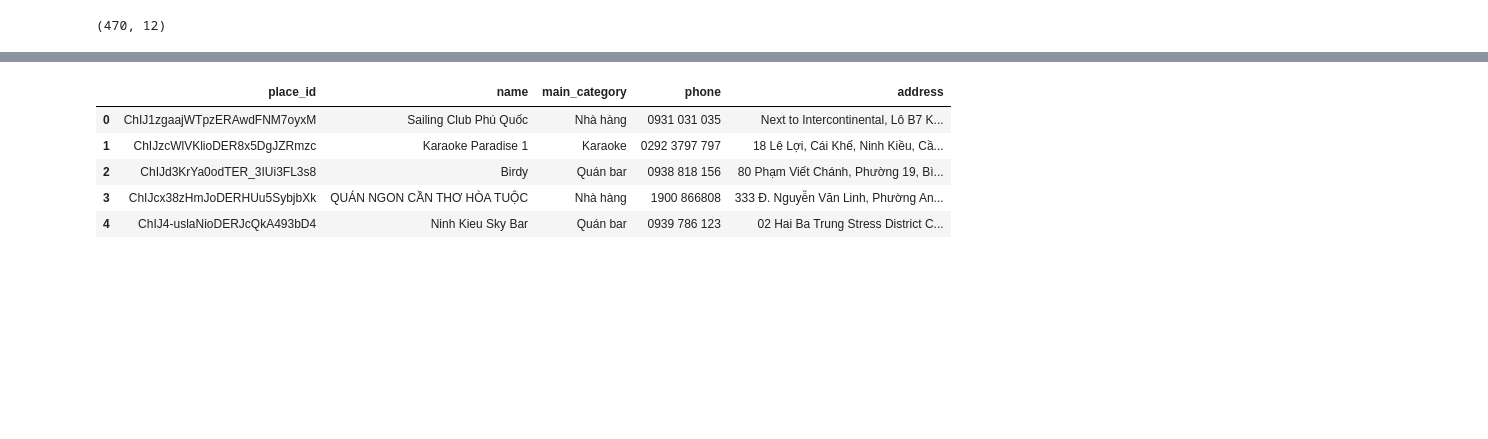
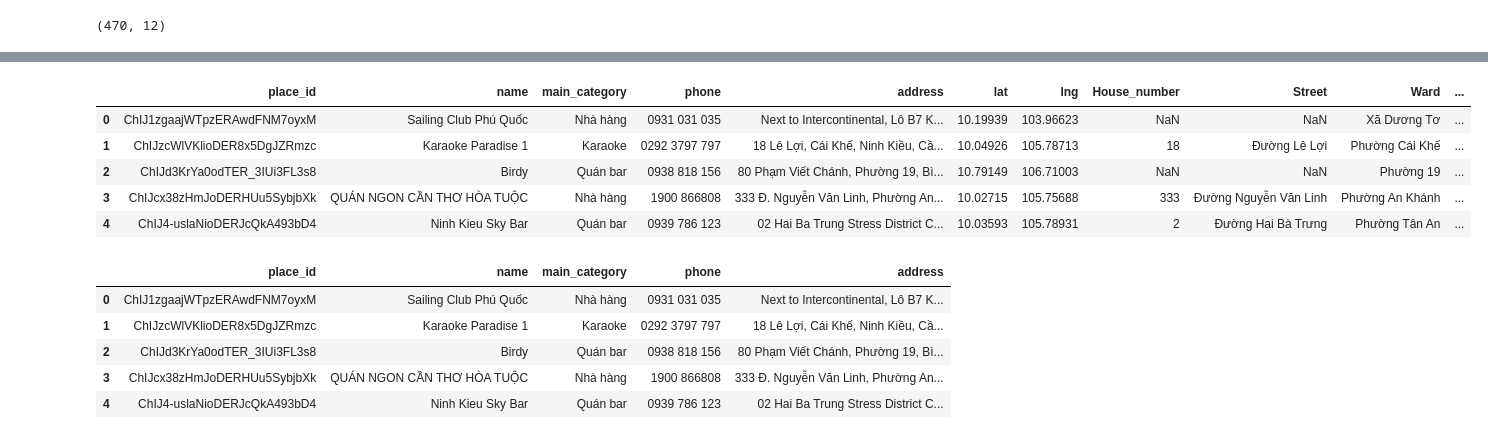
Before and after one commit to Kten987/google-map_v2, a Jupyter notebook: src/map.ipynb, the cells around one changed output, grey strips where cells are left out. Saved outputs shown, nothing was run; the diff lists cells and outputs as text; code cells hidden in the pictures; blank space fills up the shorter version.

```diff
--- a/src/map.ipynb
+++ b/src/map.ipynb
@@ -78,4 +50,13 @@ def cleaning_street(street):
             st = "Đường " + st
         return st
     return street
+# %%
+result_vertical.head(5)
+# %% [output]
+|  | place_id | name | main_category | phone | address | lat | lng | House_number | Street | Ward | ... |
+| 0 | ChIJ1zgaajWTpzERAwdFNM7oyxM | Sailing Club Phú Quốc | Nhà hàng | 0931 031 035 | Next to Intercontinental, Lô B7 K... | 10.19939 | 103.96623 | NaN | NaN | Xã Dương Tơ | ... |
+| 1 | ChIJzcWlVKlioDER8x5DgJZRmzc | Karaoke Paradise 1 | Karaoke | 0292 3797 797 | 18 Lê Lợi, Cái Khế, Ninh Kiều, Cầ... | 10.04926 | 105.78713 | 18 | Đường Lê Lợi | Phường Cái Khế | ... |
+| 2 | ChIJd3KrYa0odTER_3IUi3FL3s8 | Birdy | Quán bar | 0938 818 156 | 80 Phạm Viết Chánh, Phường 19, Bì... | 10.79149 | 106.71003 | NaN | NaN | Phường 19 | ... |
+| 3 | ChIJcx38zHmJoDERHUu5SybjbXk | QUÁN NGON CẦN THƠ HÒA TUỘC | Nhà hàng | 1900 866808 | 333 Đ. Nguyễn Văn Linh, Phường An... | 10.02715 | 105.75688 | 333 | Đường Nguyễn Văn Linh | Phường An Khánh | ... |
+| 4 | ChIJ4-uslaNioDERJcQkA493bD4 | Ninh Kieu Sky Bar | Quán bar | 0939 786 123 | 02 Hai Ba Trung Stress District C... | 10.03593 | 105.78931 | 2 | Đường Hai Bà Trưng | Phường Tân An | ... |
 # %%
```
Also changed, not shown: parts of 38 cells of this notebook, 21 other files.
